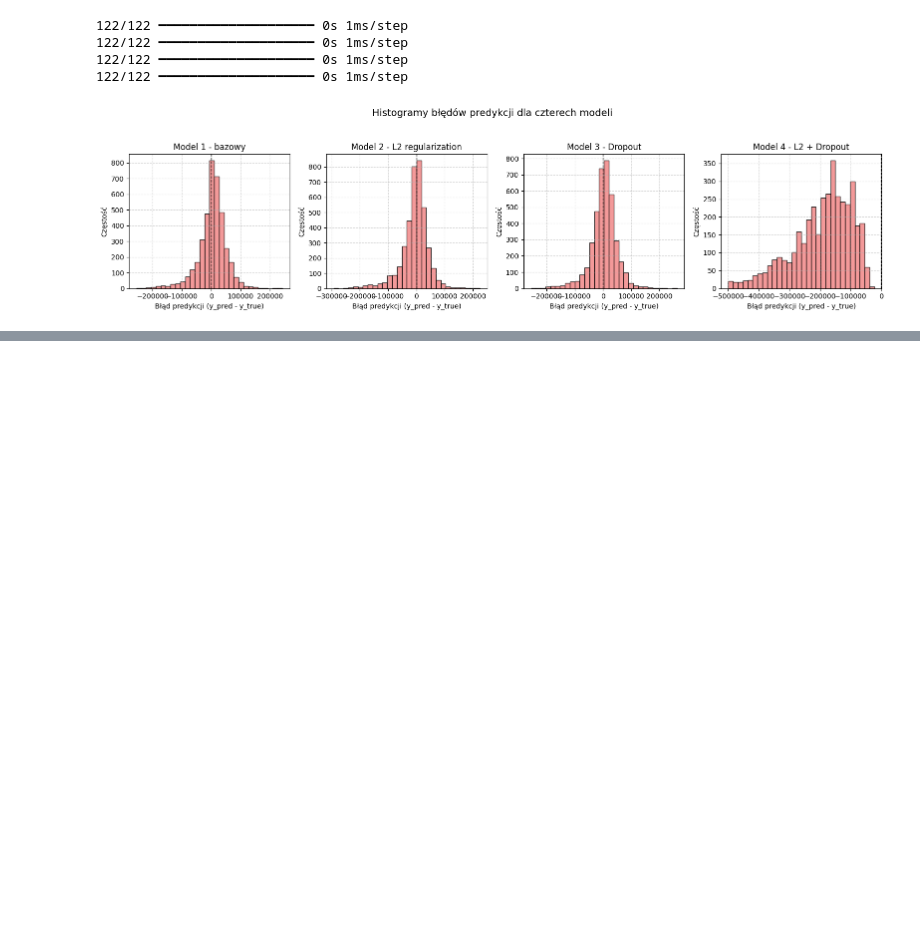
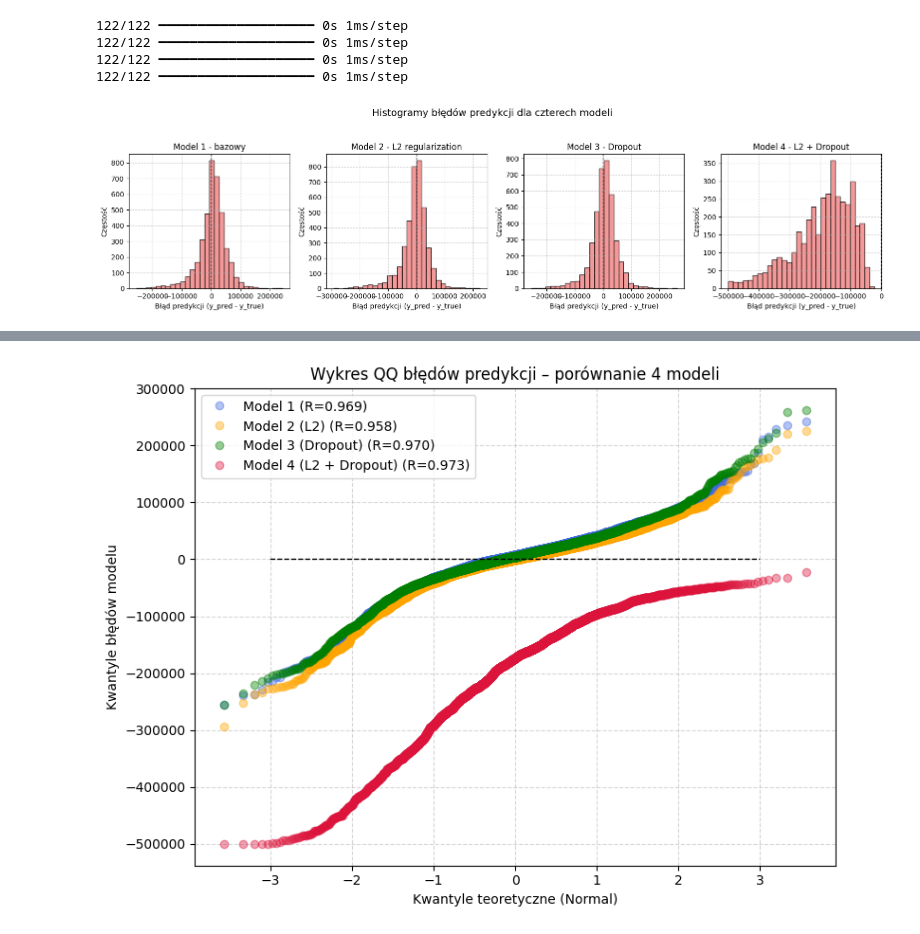
Before and after one commit to Marcin19721205/Wprowadzenie-Do-Sieci-Neuronowych, a Jupyter notebook: 16_Keras08_housing_prices_regression02MJ.ipynb, the cells around one changed output, grey strips where cells are left out. Saved outputs shown, nothing was run; the diff lists cells and outputs as text; code cells hidden in the pictures; blank space fills up the shorter version.

```diff
--- a/16_Keras08_housing_prices_regression02MJ.ipynb
+++ b/16_Keras08_housing_prices_regression02MJ.ipynb
@@ -981,3 +981,38 @@ plt.show()
 122/122 ━━━━━━━━━━━━━━━━━━━━ 0s 1ms/step
 122/122 ━━━━━━━━━━━━━━━━━━━━ 0s 1ms/step
 [figure]
+# %%
+import numpy as np
+import matplotlib.pyplot as plt
+import scipy.stats as stats
+
+# --- oblicz błędy ---
+pred1 = model1.predict(normed_test_data).flatten()
+pred2 = model2.predict(normed_test_data).flatten()
+pred3 = model3.predict(normed_test_data).flatten()
+pred4 = model4.predict(normed_test_data).flatten()
+
+error1 = pred1 - test_labels
+error2 = pred2 - test_labels
+error3 = pred3 - test_labels
+error4 = pred4 - test_labels
+
+errors = [error1, error2, error3, error4]
+titles = ['Model 1', 'Model 2 (L2)', 'Model 3 (Dropout)', 'Model 4 (L2 + Dropout)']
+colors = ['royalblue', 'orange', 'green', 'crimson']
+
+# --- QQ plot dla wszystkich modeli ---
+plt.figure(figsize=(8, 6))
+for err, name, color in zip(errors, titles, colors):
+    (osm, osr), (slope, intercept, r) = stats.probplot(err, dist="norm")
+    plt.plot(osm, osr, 'o', alpha=0.4, label=f'{name} (R={r:.3f})', color=color)
+
+plt.plot([-3, 3], [-3, 3], 'k--', lw=1)
+plt.title('Wykres QQ błędów predykcji – porównanie 4 modeli')
+plt.xlabel('Kwantyle teoretyczne (Normal)')
+plt.ylabel('Kwantyle błędów modelu')
+plt.legend()
+plt.grid(True, linestyle='--', alpha=0.5)
+plt.tight_layout()
+plt.show()
+# %% [output]
@@ -983,0 +1023 @@ plt.show()
+[figure, added]
```
Also changed, not shown: parts of 2 cells of this notebook.
